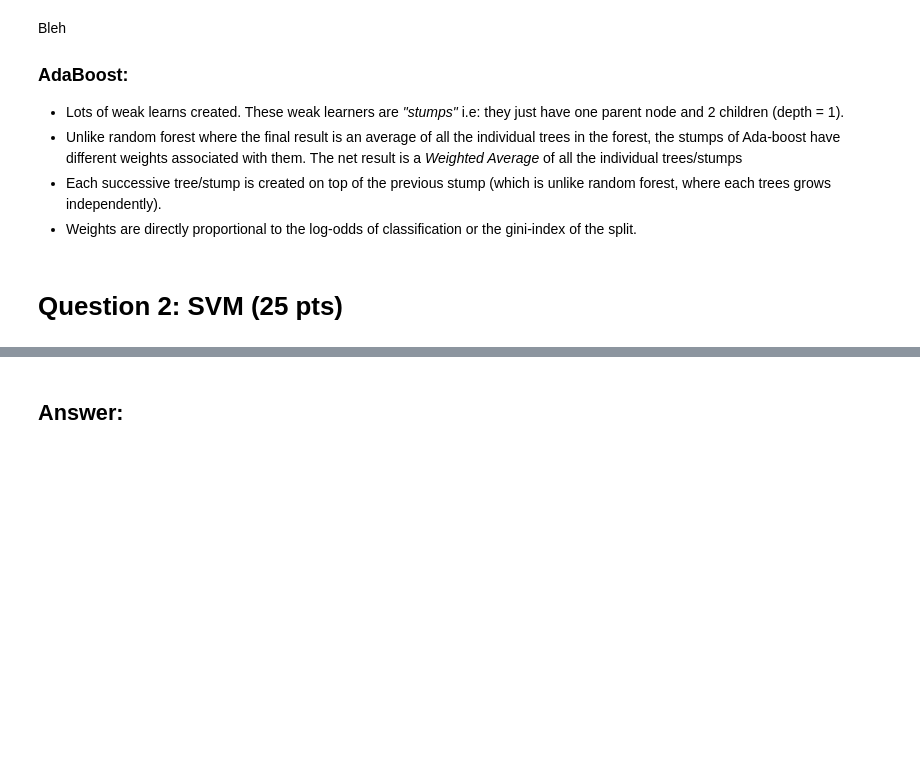
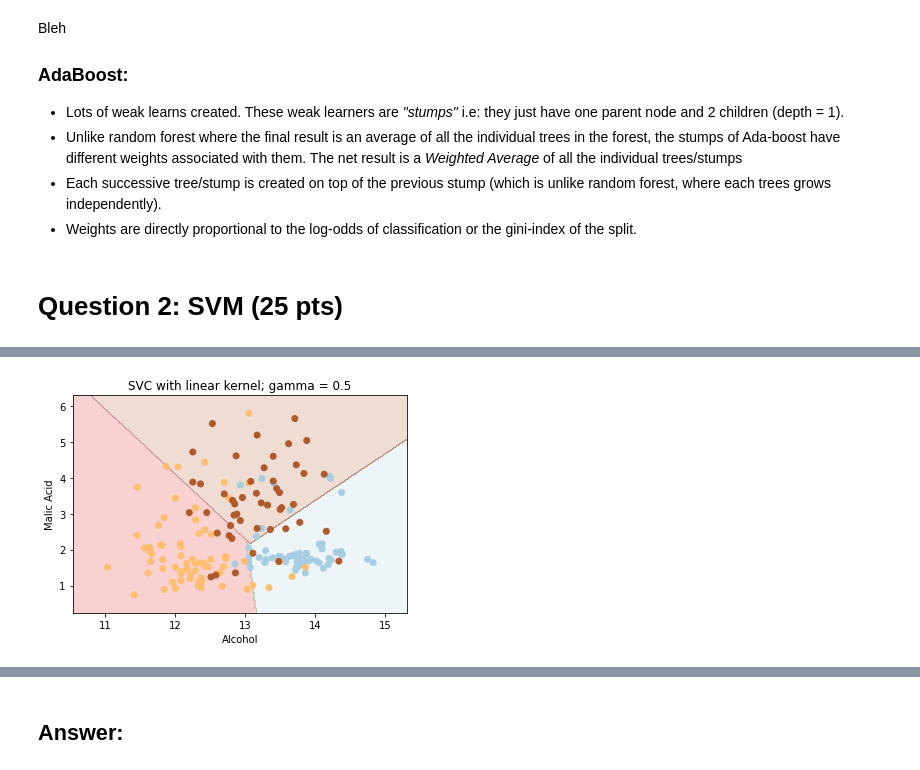
Before and after one commit to rohitashwachaks/MIS-382N-Adv.-Machine-Learning, a Jupyter notebook: assignment/HW5/MIS382N_HW5.ipynb, the cells around one changed output, grey strips where cells are left out. Drawn from its saved outputs; the diff is of its cells as text; code cells hidden in the pictures; blank space fills up the shorter version.

```diff
--- a/assignment/HW5/MIS382N_HW5.ipynb
+++ b/assignment/HW5/MIS382N_HW5.ipynb
@@ -62,7 +49,7 @@ wine = datasets.load_wine()
 X = wine.data[:, :2]
 y = wine.target
 # %%
-def plot_model(X, y, svc, kernel='linear'):
+def plot_model(X, y, svc, kernel='linear', gamma = 0.5):
 # You don't need to implement this function, this has been implemented and is just for plotting the trained model.
 
 # Input:
@@ -85,5 +72,6 @@ def plot_model(X, y, svc, kernel='linear'):
   plt.xlabel('Alcohol')
   plt.ylabel('Malic Acid')
   plt.xlim(xx0.min(), xx0.max())
-  plt.title('SVC with {} kernel'.format(kernel))
+  plt.title('SVC with {kernel} kernel; gamma = {gamma}'.format(kernel = kernel, gamma= gamma))
   plt.show()
+  # return plt
@@ -90,7 +90,12 @@ def plot_model(X, y, svc, kernel='linear'):
 # %%
 def train_model(X, y, kernel='linear', C=1, gamma=0.5):
-  svc = # IMPLEMENT ME!
+  svc = svm.SVC(C= C, kernel= kernel, gamma= gamma)
+  svc.fit(X, y)
   return svc
 # %%
-svc = train_model(X, y, kernel='linear', C=1, gamma=0.5)
-plot_model(X, y, svc, kernel='linear')
+kernel='linear'
+gamma = 0.5
+svc = train_model(X, y, kernel= kernel, C=1, gamma= gamma)
+plot_model(X, y, svc, kernel= kernel, gamma = gamma)
+# %% [output]
+[figure, added]
```
Also changed, not shown: parts of 32 cells of this notebook.
